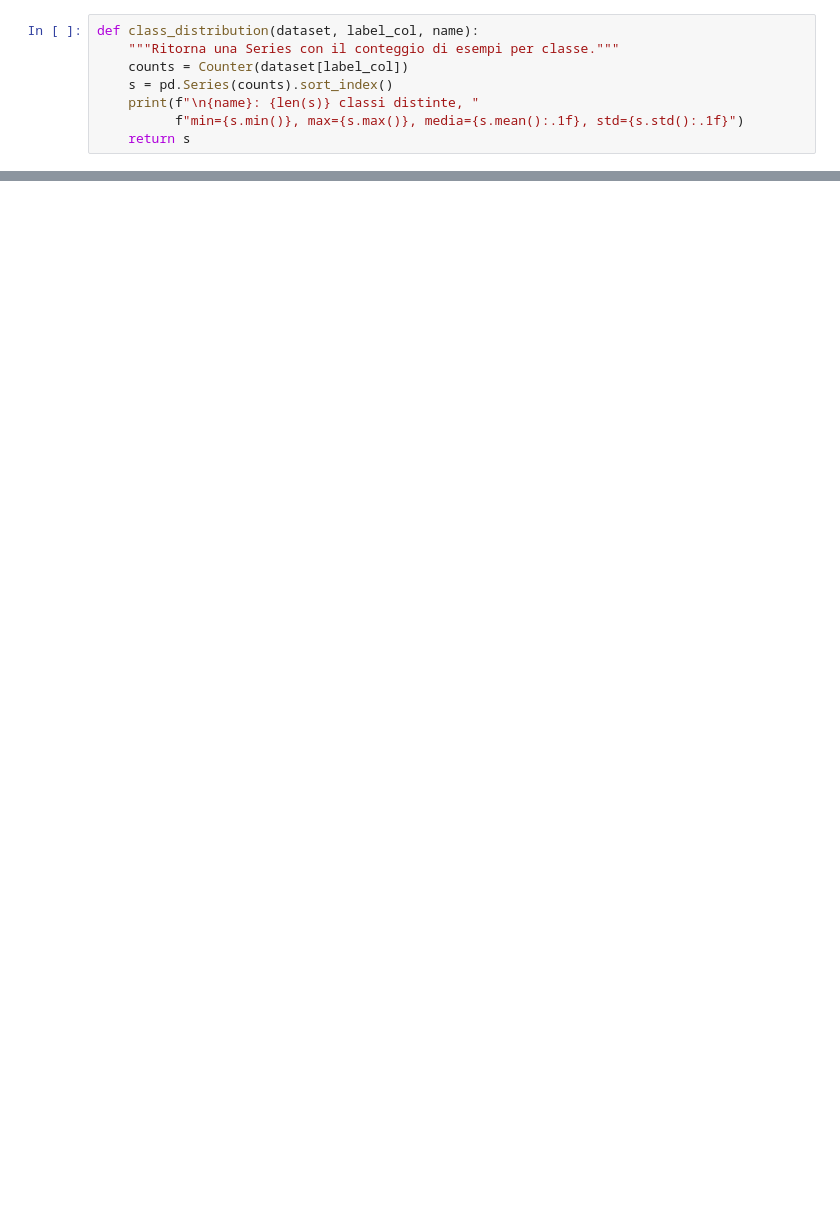
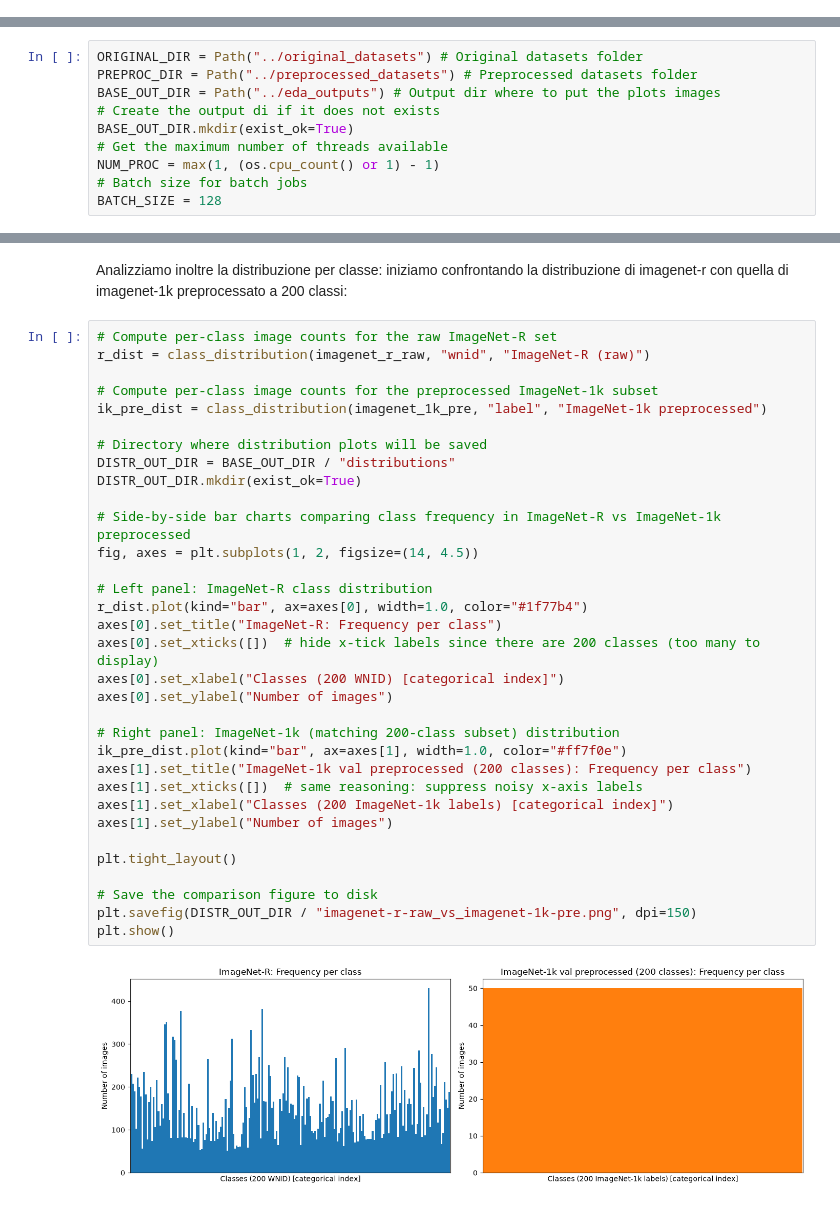
Before and after one commit to spitfire233/DataDrift-Project, a Jupyter notebook: data_analysis/dataset_analysis.ipynb, the cells around one changed output, grey strips where cells are left out. Saved outputs shown, nothing was run; the diff lists cells and outputs as text; blank space fills up the shorter version.

Commit message:
Finished EDA notebook and uploaded results images

```diff
--- a/data_analysis/dataset_analysis.ipynb
+++ b/data_analysis/dataset_analysis.ipynb
@@ -79,8 +0,0 @@ Dataset({
-# %%
-def class_distribution(dataset, label_col, name):
-    """Ritorna una Series con il conteggio di esempi per classe."""
-    counts = Counter(dataset[label_col])
-    s = pd.Series(counts).sort_index()
-    print(f"\n{name}: {len(s)} classi distinte, "
-          f"min={s.min()}, max={s.max()}, media={s.mean():.1f}, std={s.std():.1f}")
-    return s
@@ -403,0 +24,10 @@ Permutazione 5/100 completata
+# %%
+ORIGINAL_DIR = Path("../original_datasets") # Original datasets folder
+PREPROC_DIR = Path("../preprocessed_datasets") # Preprocessed datasets folder
+BASE_OUT_DIR = Path("../eda_outputs") # Output dir where to put the plots images
+# Create the output di if it does not exists
+BASE_OUT_DIR.mkdir(exist_ok=True)
+# Get the maximum number of threads available
+NUM_PROC = max(1, (os.cpu_count() or 1) - 1)
+# Batch size for batch jobs
+BATCH_SIZE = 128
@@ -403,0 +97,37 @@ Permutazione 5/100 completata
+# %% [markdown]
+Analizziamo inoltre la distribuzione per classe: iniziamo confrontando la distribuzione di imagenet-r con quella di imagenet-1k preprocessato a 200 classi:
+# %%
+# Compute per-class image counts for the raw ImageNet-R set
+r_dist = class_distribution(imagenet_r_raw, "wnid", "ImageNet-R (raw)")
+
+# Compute per-class image counts for the preprocessed ImageNet-1k subset
+ik_pre_dist = class_distribution(imagenet_1k_pre, "label", "ImageNet-1k preprocessed")
+
+# Directory where distribution plots will be saved
+DISTR_OUT_DIR = BASE_OUT_DIR / "distributions"
+DISTR_OUT_DIR.mkdir(exist_ok=True)
+
+# Side-by-side bar charts comparing class frequency in ImageNet-R vs ImageNet-1k preprocessed
+fig, axes = plt.subplots(1, 2, figsize=(14, 4.5))
+
+# Left panel: ImageNet-R class distribution
+r_dist.plot(kind="bar", ax=axes[0], width=1.0, color="#1f77b4")
+axes[0].set_title("ImageNet-R: Frequency per class")
+axes[0].set_xticks([])  # hide x-tick labels since there are 200 classes (too many to display)
+axes[0].set_xlabel("Classes (200 WNID) [categorical index]")
+axes[0].set_ylabel("Number of images")
+
+# Right panel: ImageNet-1k (matching 200-class subset) distribution
+ik_pre_dist.plot(kind="bar", ax=axes[1], width=1.0, color="#ff7f0e")
+axes[1].set_title("ImageNet-1k val preprocessed (200 classes): Frequency per class")
+axes[1].set_xticks([])  # same reasoning: suppress noisy x-axis labels
+axes[1].set_xlabel("Classes (200 ImageNet-1k labels) [categorical index]")
+axes[1].set_ylabel("Number of images")
+
+plt.tight_layout()
+
+# Save the comparison figure to disk
+plt.savefig(DISTR_OUT_DIR / "imagenet-r-raw_vs_imagenet-1k-pre.png", dpi=150)
+plt.show()
+# %% [output]
+[figure, added]
```
Also changed, not shown: parts of 61 cells of this notebook, 27 other files.
